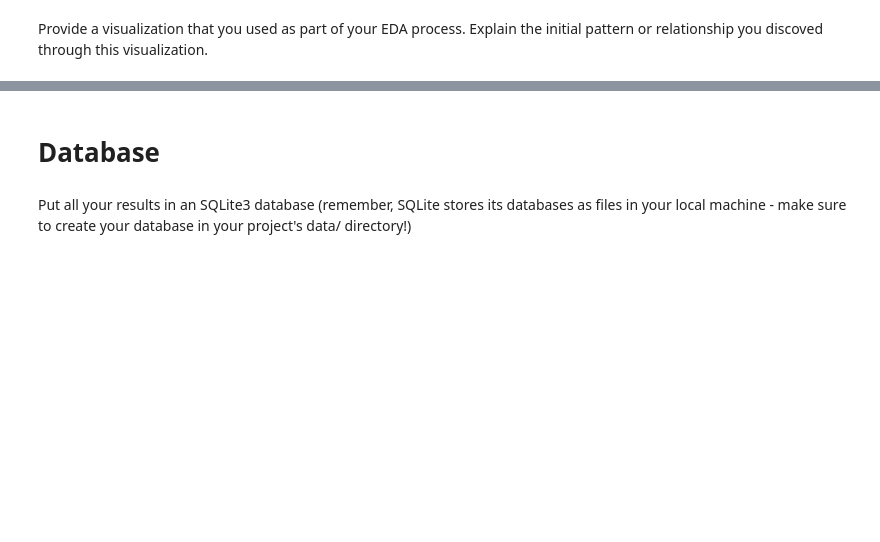
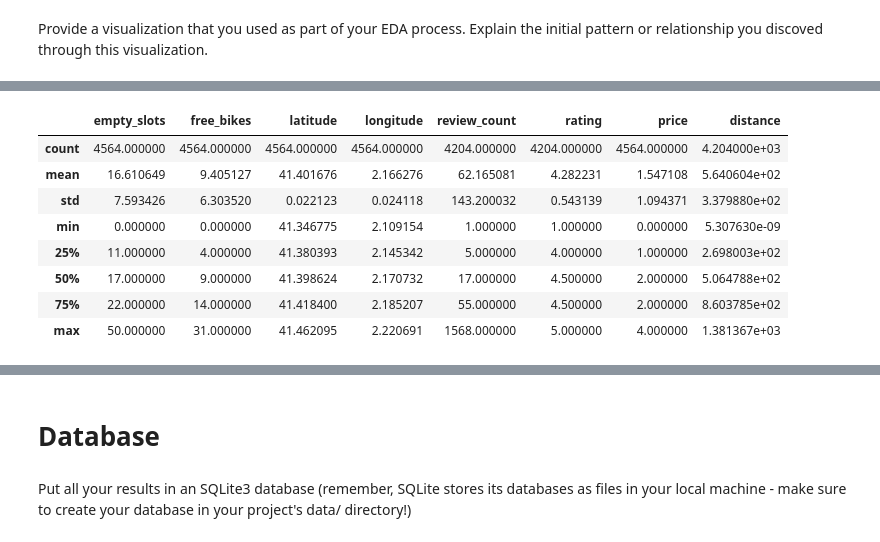
Before and after one commit to gu12934/-LHL-Statistical-Modelling-Project, a Jupyter notebook: notebooks/joining_data.ipynb, the cells around one changed output, grey strips where cells are left out. Cells and saved outputs as stored; diff of their text form; code cells hidden in the pictures; blank space fills up the shorter version.

```diff
--- a/notebooks/joining_data.ipynb
+++ b/notebooks/joining_data.ipynb
@@ -49,3 +175,15 @@ full_df.info()
+# %%
+full_df.describe()
+# %% [output]
+|  | empty_slots | free_bikes | latitude | longitude | review_count | rating | price | distance |
+| count | 4564.000000 | 4564.000000 | 4564.000000 | 4564.000000 | 4204.000000 | 4204.000000 | 4564.000000 | 4.204000e+03 |
+| mean | 16.610649 | 9.405127 | 41.401676 | 2.166276 | 62.165081 | 4.282231 | 1.547108 | 5.640604e+02 |
+| std | 7.593426 | 6.303520 | 0.022123 | 0.024118 | 143.200032 | 0.543139 | 1.094371 | 3.379880e+02 |
+| min | 0.000000 | 0.000000 | 41.346775 | 2.109154 | 1.000000 | 1.000000 | 0.000000 | 5.307630e-09 |
+| 25% | 11.000000 | 4.000000 | 41.380393 | 2.145342 | 5.000000 | 4.000000 | 1.000000 | 2.698003e+02 |
+| 50% | 17.000000 | 9.000000 | 41.398624 | 2.170732 | 17.000000 | 4.500000 | 2.000000 | 5.064788e+02 |
+| 75% | 22.000000 | 14.000000 | 41.418400 | 2.185207 | 55.000000 | 4.500000 | 2.000000 | 8.603785e+02 |
+| max | 50.000000 | 31.000000 | 41.462095 | 2.220691 | 1568.000000 | 5.000000 | 4.000000 | 1.381367e+03 |
 # %%
 fig, axes = plt.subplots(2, 4, figsize=(14, 5))
 
```
Also changed, not shown: parts of 24 cells of this notebook, 7 other files.
